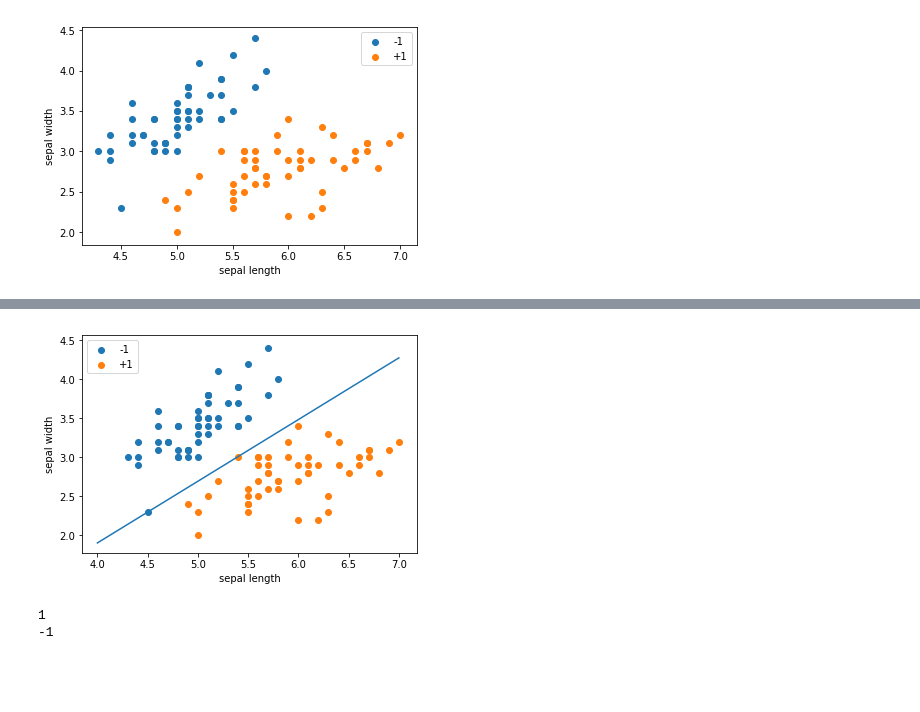
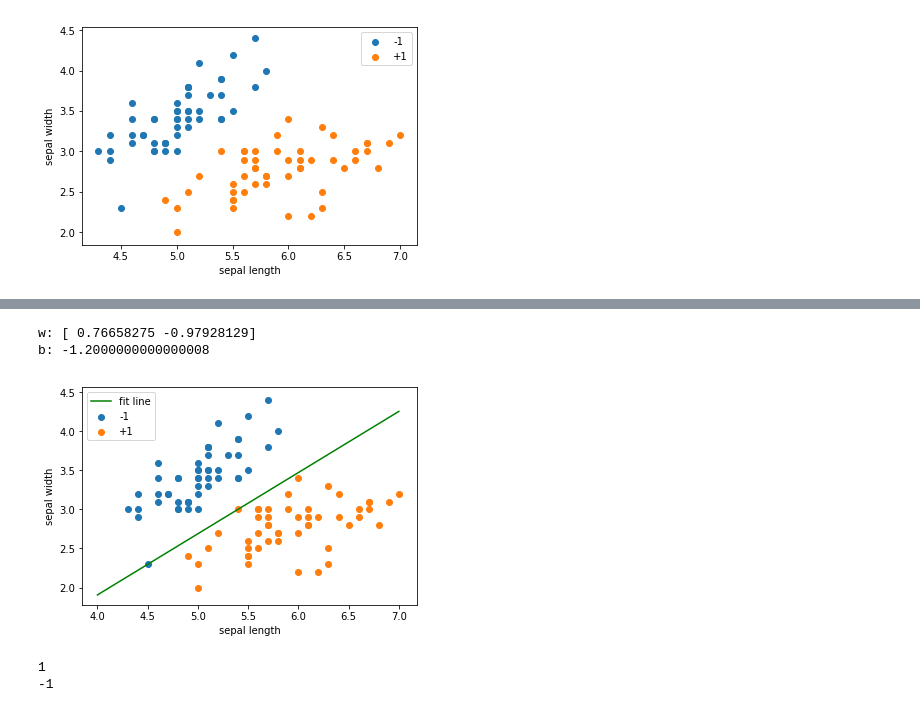
Before and after one commit to ybcc2015/Note-and-Code-of-ML, a Jupyter notebook: Perceptron.ipynb, the cells around one changed output, grey strips where cells are left out. Cells and saved outputs as stored; diff of their text form; code cells hidden in the pictures; blank space fills up the shorter version.

```diff
--- a/Perceptron.ipynb
+++ b/Perceptron.ipynb
@@ -100,12 +100,13 @@ plt.show()
 # %% [output]
 [figure]
 # %%
-class Perceptron(object):
-    def __init__(self, lr=0.1, max_iter=1000, shuffle=True, log=True):
+class PLA(object):
+    def __init__(self, lr=0.01, max_iter=1000, shuffle=True, log=True, log_step=50):
         self.max_iter = max_iter
         self.lr = lr
         self.shuffle = shuffle
         self.log = log
+        self.log_step = log_step
         self.w = None
         self.b = 0
 
@@ -115,10 +116,8 @@ class Perceptron(object):
     def fit(self, X, Y):
         # 样本数量
         m = X.shape[0]
-
         # 初始化w
         self.w = np.random.randn(X.shape[1])
-
         # 打乱顺序
         if self.shuffle:
             idx = list(range(m))
@@ -126,8 +125,8 @@ class Perceptron(object):
             X = X[idx]
             Y = Y[idx]
 
-        iter_num = 0
-        while iter_num < self.max_iter:
+        iter_count = 0
+        while iter_count < self.max_iter:
             wrong_samples = []  # 用来存放误分类样本的Loss
             for i in range(m):
                 x = X[i]
@@ -140,23 +139,24 @@ class Perceptron(object):
                     wrong_samples.append(-tmp)
 
             if self.log:
-                # 每迭代50次且有误分类样本时，打印一次日志
-                if iter_num % 50 == 0 and wrong_samples:
+                # 每迭代50次打印一次训练日志
+                if iter_count % self.log_step == 0 and wrong_samples:
                     loss = np.sum(wrong_samples)
-                    print('iter_num: {}\tloss: {:6f}'.format(iter_num, loss))
+                    print('iter_count: {}\tloss: {:.4f}'.format(iter_count, loss))
                 # 打印最后一条日志（loss=0）
                 if not wrong_samples:
-                    print('iter_num: {}\tloss: 0.0'.format(iter_num))
-
+                    print('iter_count: {}\tloss: 0.0'.format(iter_count))
+            # 如果wrong_samples为空，则说明所有样本都被正确分类，训练结束
             if not wrong_samples:
                 break
-            iter_num += 1
+            iter_count += 1
 
     def predict(self, x):
         value = np.dot(self.w, x) + self.b
         pred = self.sign(value)
         return pred
 # %%
-pla = Perceptron()
+# 训练
+pla = PLA()
 pla.fit(X, Y)
 # %% [output]
@@ -175,14 +178,21 @@ iter_num: 505   loss: 0.0
+# %%
+# 模型学到的w和b
+print('w: {}'.format(pla.w))
+print('b: {}'.format(pla.b))
+# %% [output]
+w: [ 0.76658275 -0.97928129]
+b: -1.2000000000000008
 # %%
 x0s = np.array([4.0, 7.0])
 x1s = -(pla.w[0] * x0s + pla.b) / pla.w[1]
-plt.plot(x0s, x1s)
+plt.plot(x0s, x1s, label='fit line', color='green')
 
 plt.scatter(X[:50][:,0], X[:50][:,1], label='-1')
 plt.scatter(X[50:100][:, 0], X[50:100][:, 1], label='+1')
 plt.xlabel('sepal length')
 plt.ylabel('sepal width')
 plt.legend()
 plt.show()
 # %% [output]
-[figure, old version]
+[figure, new version]
 # %%
```
Also changed, not shown: parts of 14 cells of this notebook.
